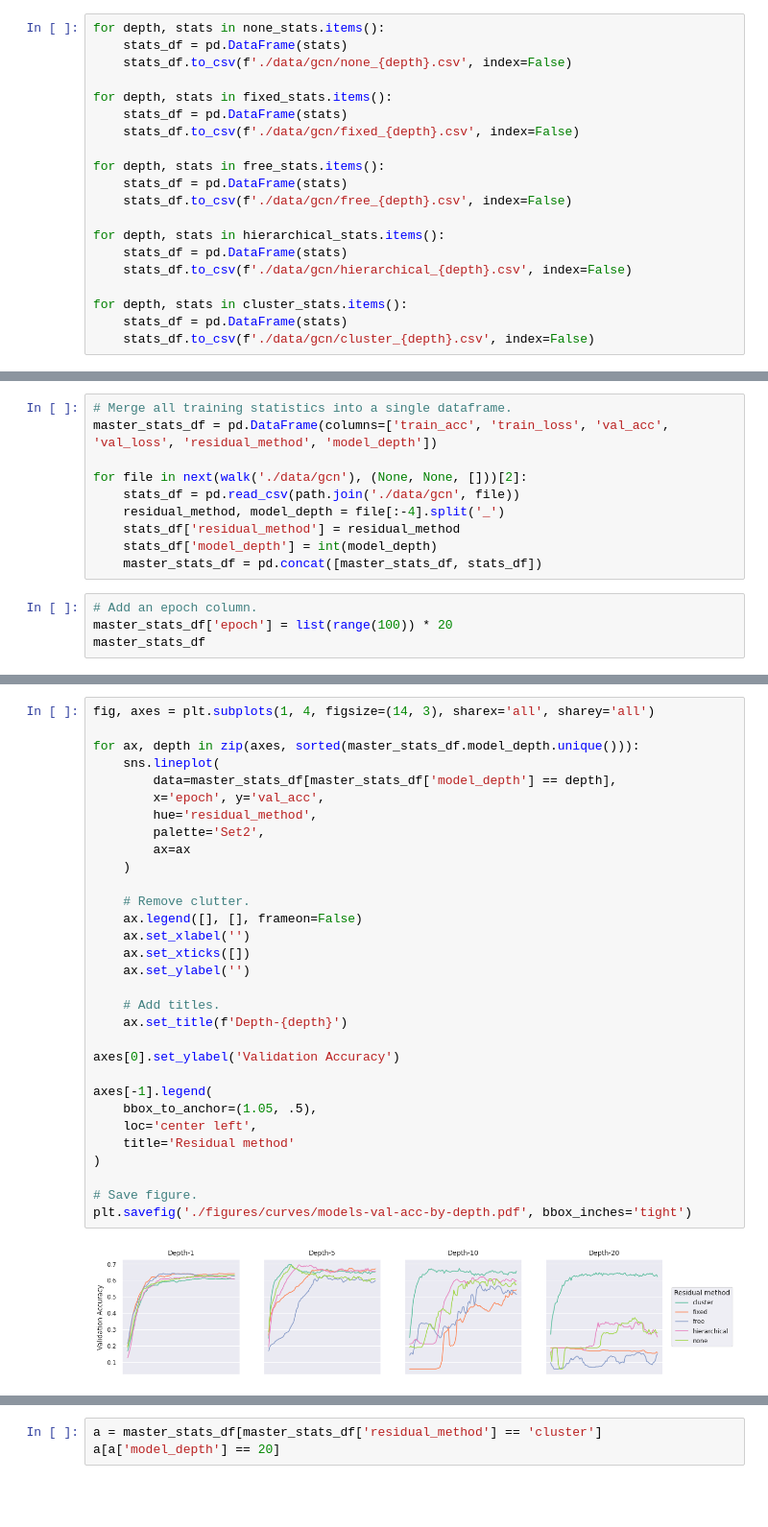
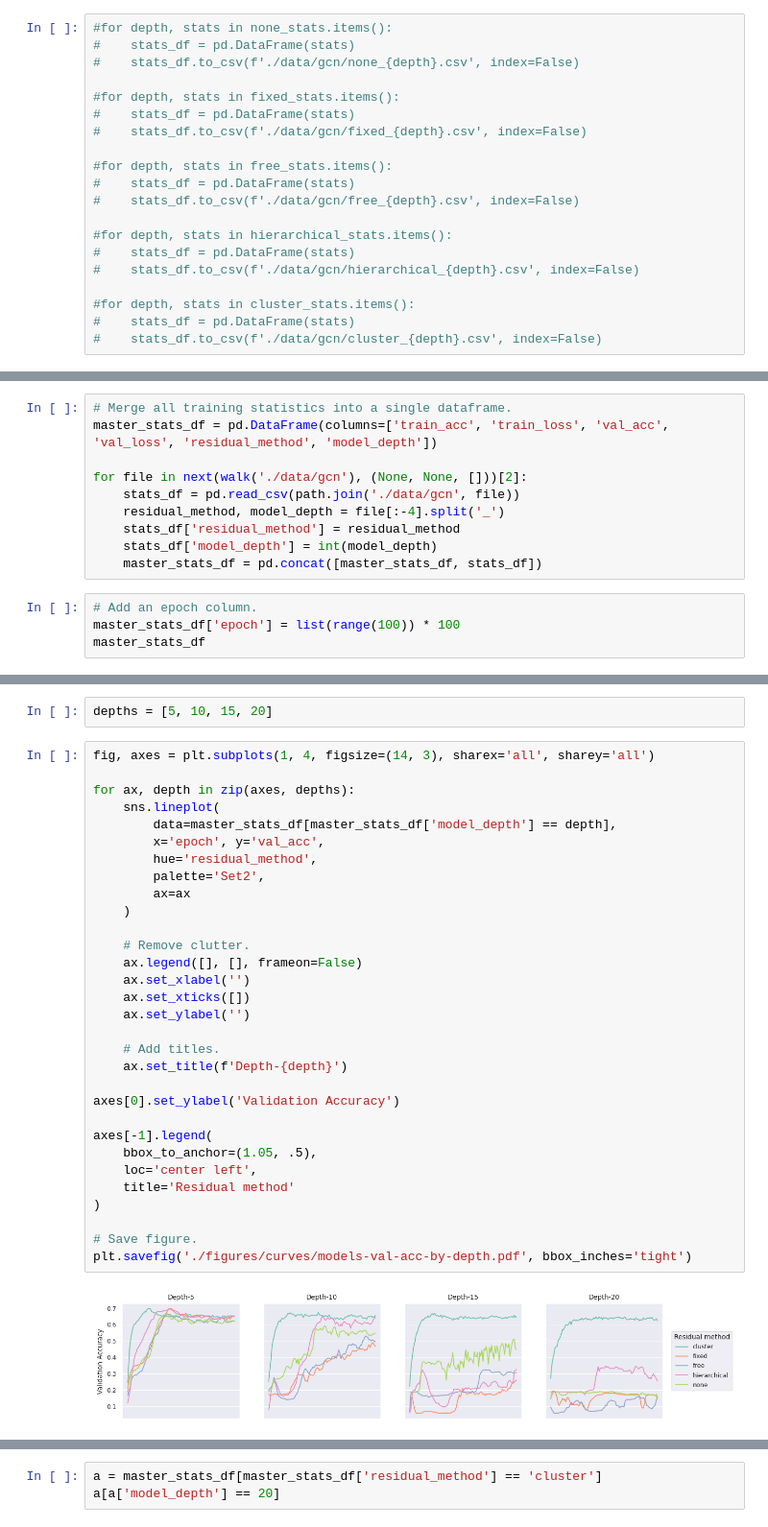
Before and after one commit to BenPrie/semantic-oversmoothing, a Jupyter notebook: training.ipynb, the cells around one changed output, grey strips where cells are left out. Shown at 96% size. Cells and saved outputs as stored; diff of their text form; blank space fills up the shorter version.

```diff
--- a/training.ipynb
+++ b/training.ipynb
@@ -346,25 +325,25 @@ for model in cluster_models:
 # %% [markdown]
 ## Saving the Training Data
 # %%
-for depth, stats in none_stats.items():
-    stats_df = pd.DataFrame(stats)
-    stats_df.to_csv(f'./data/gcn/none_{depth}.csv', index=False)
+#for depth, stats in none_stats.items():
+#    stats_df = pd.DataFrame(stats)
+#    stats_df.to_csv(f'./data/gcn/none_{depth}.csv', index=False)
 
-for depth, stats in fixed_stats.items():
-    stats_df = pd.DataFrame(stats)
-    stats_df.to_csv(f'./data/gcn/fixed_{depth}.csv', index=False)
+#for depth, stats in fixed_stats.items():
+#    stats_df = pd.DataFrame(stats)
+#    stats_df.to_csv(f'./data/gcn/fixed_{depth}.csv', index=False)
 
-for depth, stats in free_stats.items():
-    stats_df = pd.DataFrame(stats)
-    stats_df.to_csv(f'./data/gcn/free_{depth}.csv', index=False)
+#for depth, stats in free_stats.items():
+#    stats_df = pd.DataFrame(stats)
+#    stats_df.to_csv(f'./data/gcn/free_{depth}.csv', index=False)
 
-for depth, stats in hierarchical_stats.items():
-    stats_df = pd.DataFrame(stats)
-    stats_df.to_csv(f'./data/gcn/hierarchical_{depth}.csv', index=False)
+#for depth, stats in hierarchical_stats.items():
+#    stats_df = pd.DataFrame(stats)
+#    stats_df.to_csv(f'./data/gcn/hierarchical_{depth}.csv', index=False)
 
-for depth, stats in cluster_stats.items():
-    stats_df = pd.DataFrame(stats)
-    stats_df.to_csv(f'./data/gcn/cluster_{depth}.csv', index=False)
+#for depth, stats in cluster_stats.items():
+#    stats_df = pd.DataFrame(stats)
+#    stats_df.to_csv(f'./data/gcn/cluster_{depth}.csv', index=False)
 # %% [markdown]
 # Training Curves
 # %%
@@ -381,7 +360,7 @@ for file in next(walk('./data/gcn'), (None, None, []))[2]:
     master_stats_df = pd.concat([master_stats_df, stats_df])
 # %%
 # Add an epoch column.
-master_stats_df['epoch'] = list(range(100)) * 20
+master_stats_df['epoch'] = list(range(100)) * 100
 master_stats_df
 # %% [output]
 |  | train_acc | train_loss | val_acc | val_loss | residual_method | model_depth | epoch |
@@ -400,36 +379,38 @@ master_stats_df
+# %%
+depths = [5, 10, 15, 20]
 # %%
 fig, axes = plt.subplots(1, 4, figsize=(14, 3), sharex='all', sharey='all')
 
-for ax, depth in zip(axes, sorted(master_stats_df.model_depth.unique())):
+for ax, depth in zip(axes, depths):
     sns.lineplot(
         data=master_stats_df[master_stats_df['model_depth'] == depth],
         x='epoch', y='val_acc',
         hue='residual_method',
         palette='Set2',
         ax=ax
     )
 
     # Remove clutter.
     ax.legend([], [], frameon=False)
     ax.set_xlabel('')
     ax.set_xticks([])
     ax.set_ylabel('')
 
     # Add titles.
     ax.set_title(f'Depth-{depth}')
 
 axes[0].set_ylabel('Validation Accuracy')
 
 axes[-1].legend(
     bbox_to_anchor=(1.05, .5),
     loc='center left',
     title='Residual method'
 )
 
 # Save figure.
 plt.savefig('./figures/curves/models-val-acc-by-depth.pdf', bbox_inches='tight')
 # %% [output]
-[figure, old version]
+[figure, new version]
 # %%
 fig, axes = plt.subplots(1, 5, figsize=(16, 3), sharex='all', sharey='all')
 
```
Also changed, not shown: parts of 13 cells of this notebook, 2 other files.
